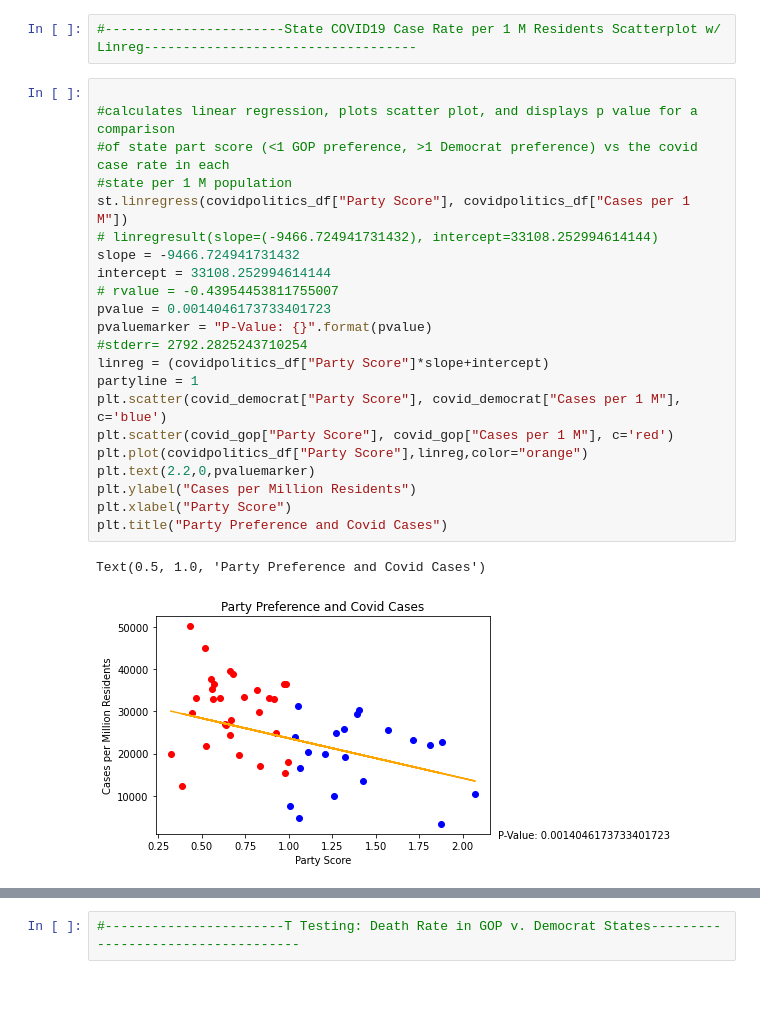
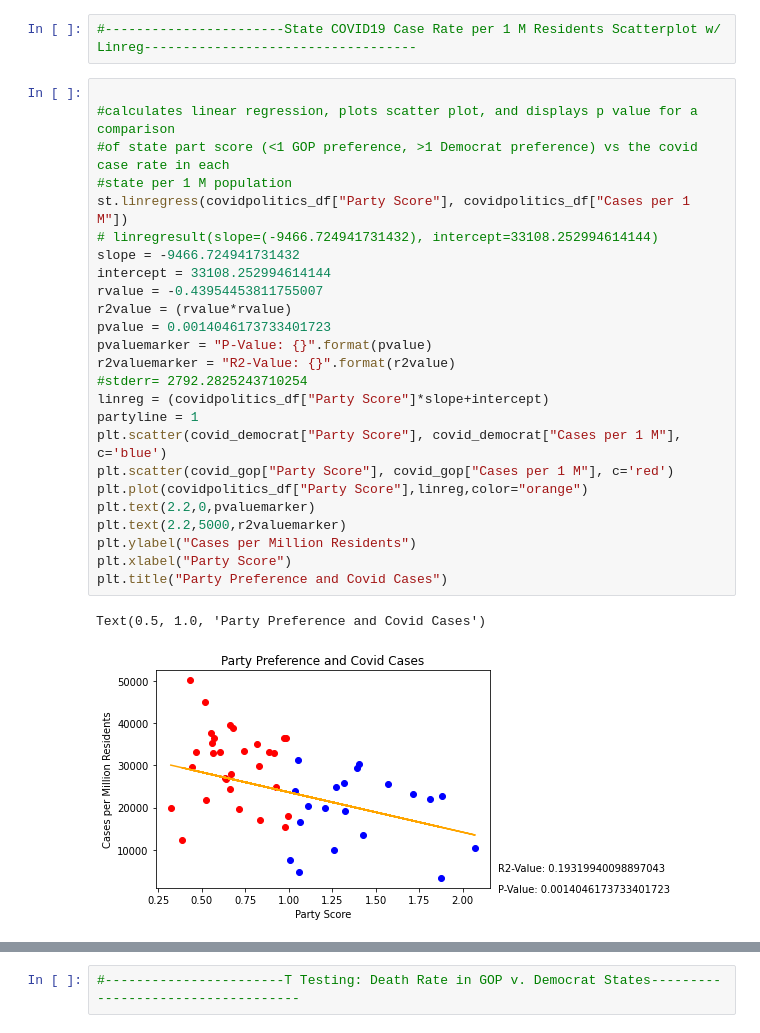
Before and after one commit to carrillofatima/UCI_Project-1_Group, a Jupyter notebook: Plotting & Statistics.ipynb, the cells around one changed output, grey strips where cells are left out. Drawn from its saved outputs; the diff is of its cells as text; blank space fills up the shorter version.

```diff
--- a/Plotting & Statistics.ipynb
+++ b/Plotting & Statistics.ipynb
@@ -124,28 +125,31 @@ fig.show()
 # %%
 
 #calculates linear regression, plots scatter plot, and displays p value for a comparison
 #of state part score (<1 GOP preference, >1 Democrat preference) vs the covid case rate in each
 #state per 1 M population
 st.linregress(covidpolitics_df["Party Score"], covidpolitics_df["Cases per 1 M"])
 # linregresult(slope=(-9466.724941731432), intercept=33108.252994614144)
 slope = -9466.724941731432
 intercept = 33108.252994614144
-# rvalue = -0.43954453811755007
+rvalue = -0.43954453811755007
+r2value = (rvalue*rvalue)
 pvalue = 0.0014046173733401723
 pvaluemarker = "P-Value: {}".format(pvalue)
+r2valuemarker = "R2-Value: {}".format(r2value)
 #stderr= 2792.2825243710254
 linreg = (covidpolitics_df["Party Score"]*slope+intercept)
 partyline = 1
 plt.scatter(covid_democrat["Party Score"], covid_democrat["Cases per 1 M"], c='blue')
 plt.scatter(covid_gop["Party Score"], covid_gop["Cases per 1 M"], c='red')
 plt.plot(covidpolitics_df["Party Score"],linreg,color="orange")
 plt.text(2.2,0,pvaluemarker)
+plt.text(2.2,5000,r2valuemarker)
 plt.ylabel("Cases per Million Residents")
 plt.xlabel("Party Score")
 plt.title("Party Preference and Covid Cases")
 # %% [output]
 Text(0.5, 1.0, 'Party Preference and Covid Cases')
-[figure, old version]
+[figure, new version]
 # %%
 #-----------------------State COVID19 Death Rate per 1 M Residents Scatterplot w/ Linreg-----------------------------------
 ##calculates linear regression, plots scatter plot, and displays p value for a comparison
```
Also changed, not shown: parts of 7 cells of this notebook.
